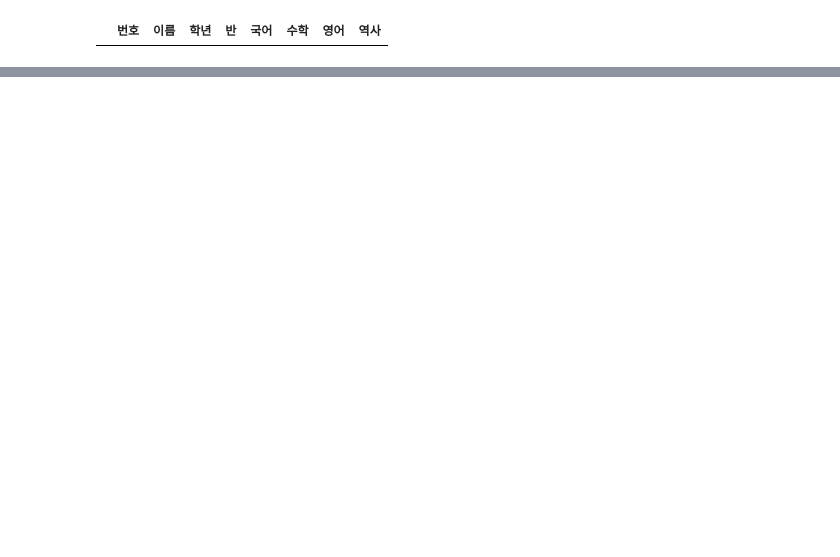
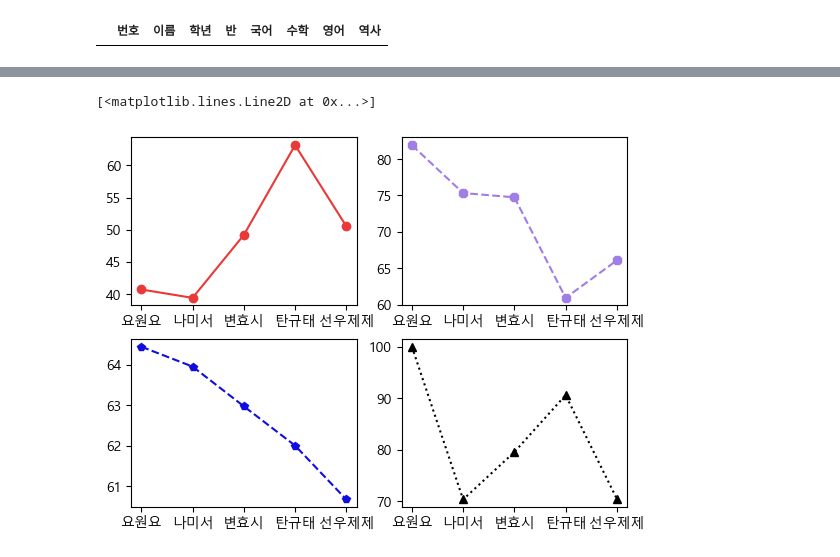
Before and after one commit to jayfromkorea/AICE, a Jupyter notebook: AICE/score_test.ipynb, the cells around one changed output, grey strips where cells are left out. Saved outputs shown, nothing was run; the diff lists cells and outputs as text; code cells hidden in the pictures; blank space fills up the shorter version.

```diff
--- a/AICE/score_test.ipynb
+++ b/AICE/score_test.ipynb
@@ -144,0 +459,18 @@ df.sort_values(by='수학', ascending=False).head(3)
+# %%
+# 다중 캔버스에 각각의 선 그래프 그리기
+
+# 각각 (row, column, 순번)을 나타냄
+plt.subplot(2, 2, 1)
+plt.plot(top5_class_one['이름'], top5_class_one['국어'], label='국어', ls='-', marker='o', color="#E93939")
+
+plt.subplot(2, 2, 2)
+plt.plot(top5_class_one['이름'], top5_class_one['수학'], label='수학', ls='--', marker='8', color="#A17DE6")
+
+plt.subplot(2, 2, 3)
+plt.plot(top5_class_one['이름'], top5_class_one['평균'], label='평균', ls='--', marker='p', color="#110DE0")
+
+plt.subplot(2, 2, 4)
+plt.plot(top5_class_one['이름'], top5_class_one['영어'], 'k:^')
+# %% [output]
+[<matplotlib.lines.Line2D at 0x...>]
+[figure, added]
```
Also changed, not shown: parts of 28 cells of this notebook, 1 other file.
